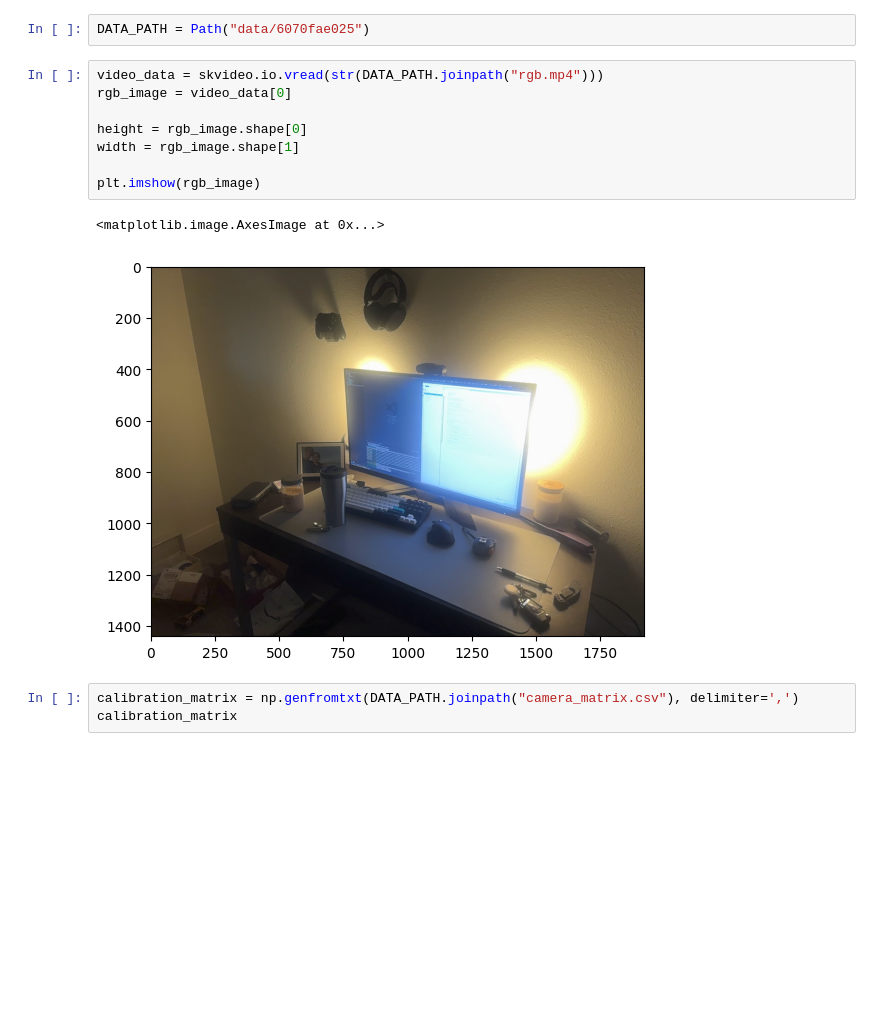
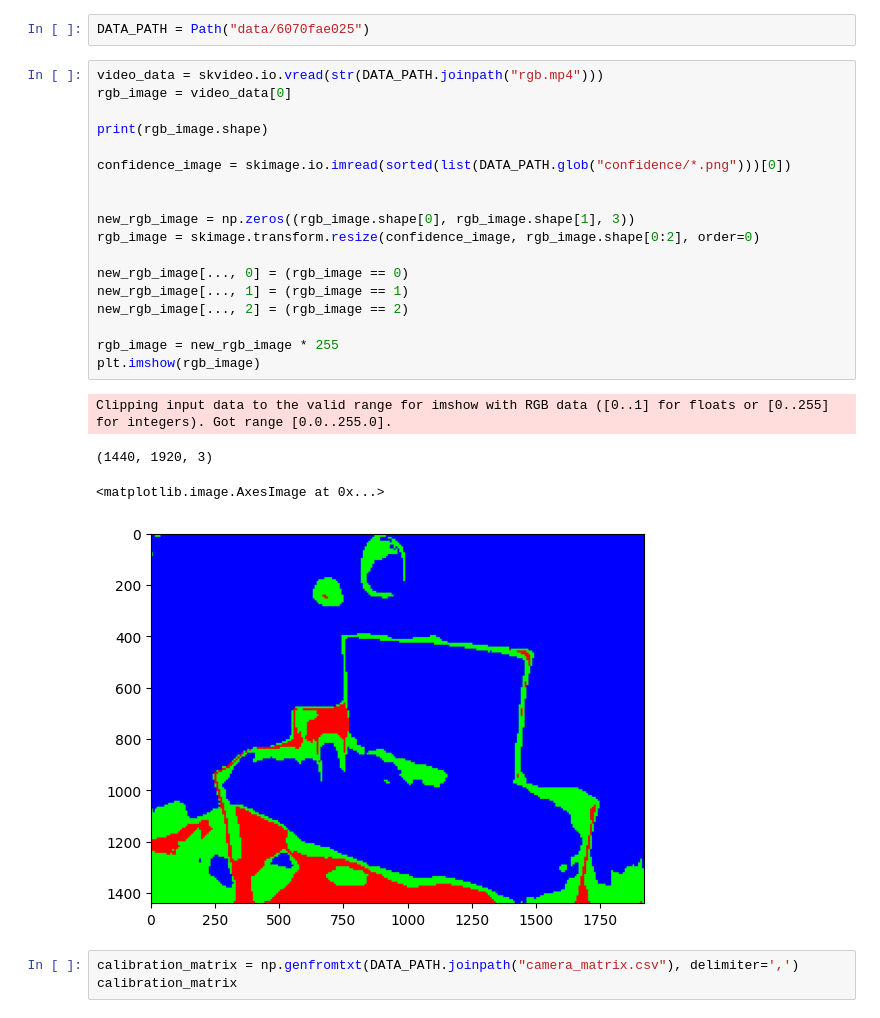
Before and after one commit to StarDylan/Xtractofuse, a Jupyter notebook: image_to_points.ipynb, the cells around one changed output. Cells and saved outputs as stored; diff of their text form; blank space fills up the shorter version.

Commit message:
Confidence Map

```diff
--- a/image_to_points.ipynb
+++ b/image_to_points.ipynb
@@ -16,14 +16,26 @@ DATA_PATH = Path("data/6070fae025")
 # %%
 video_data = skvideo.io.vread(str(DATA_PATH.joinpath("rgb.mp4")))
 rgb_image = video_data[0]
 
-height = rgb_image.shape[0]
-width = rgb_image.shape[1]
+print(rgb_image.shape)
 
+confidence_image = skimage.io.imread(sorted(list(DATA_PATH.glob("confidence/*.png")))[0])
+
+
+new_rgb_image = np.zeros((rgb_image.shape[0], rgb_image.shape[1], 3))
+rgb_image = skimage.transform.resize(confidence_image, rgb_image.shape[0:2], order=0)
+
+new_rgb_image[..., 0] = (rgb_image == 0)
+new_rgb_image[..., 1] = (rgb_image == 1)
+new_rgb_image[..., 2] = (rgb_image == 2)
+
+rgb_image = new_rgb_image * 255
 plt.imshow(rgb_image)
 # %% [output]
-<matplotlib.image.AxesImage at 0x...>
+Clipping input data to the valid range for imshow with RGB data ([0..1] for floats or [0..255] for integers). Got range [0.0..255.0].
+(1440, 1920, 3)
+<matplotlib.image.AxesImage at 0x...>
-[figure, old version]
+[figure, new version]
 # %%
 calibration_matrix = np.genfromtxt(DATA_PATH.joinpath("camera_matrix.csv"), delimiter=',')
 calibration_matrix
```
Also changed, not shown: parts of 2 cells of this notebook, 1 other file.
